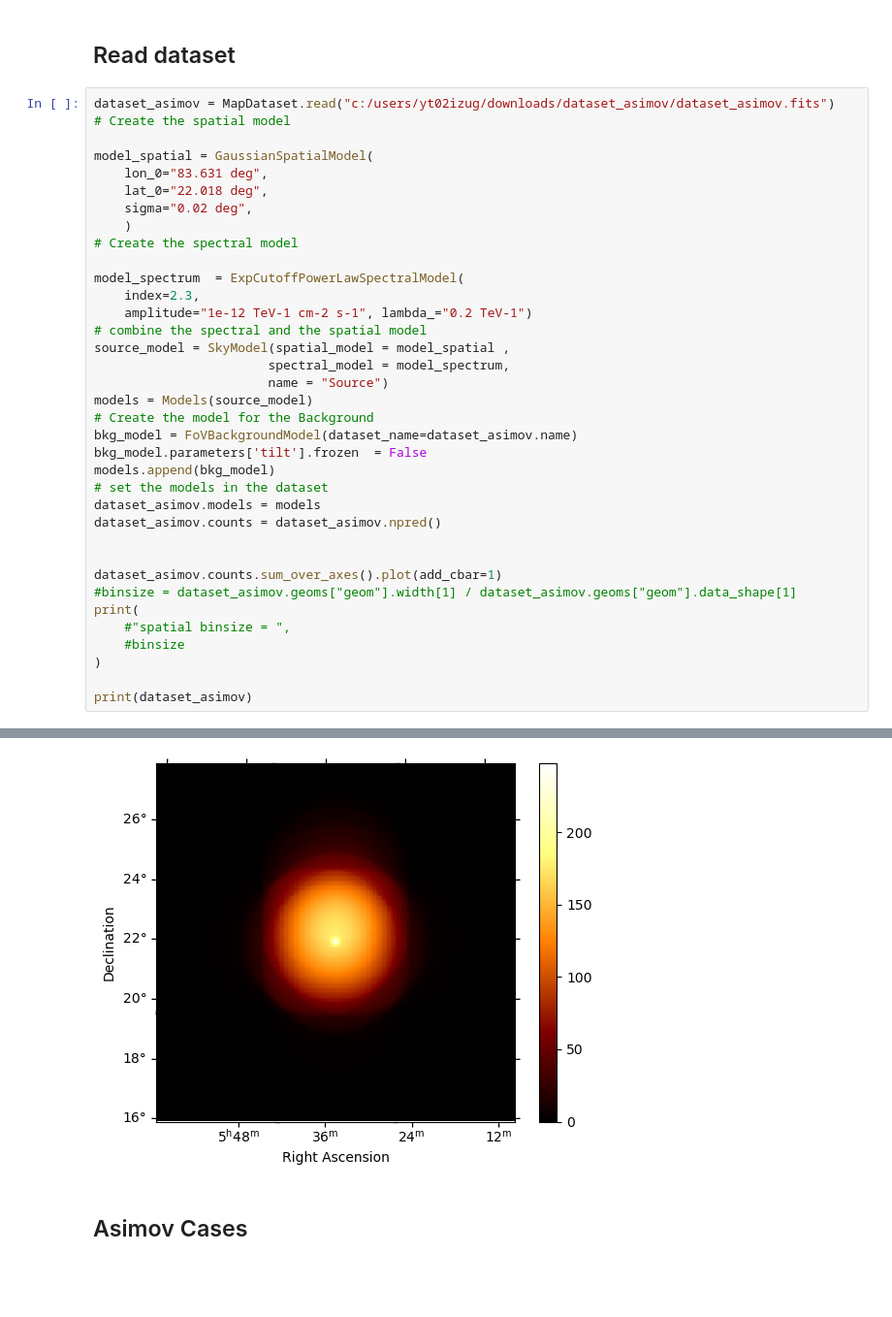
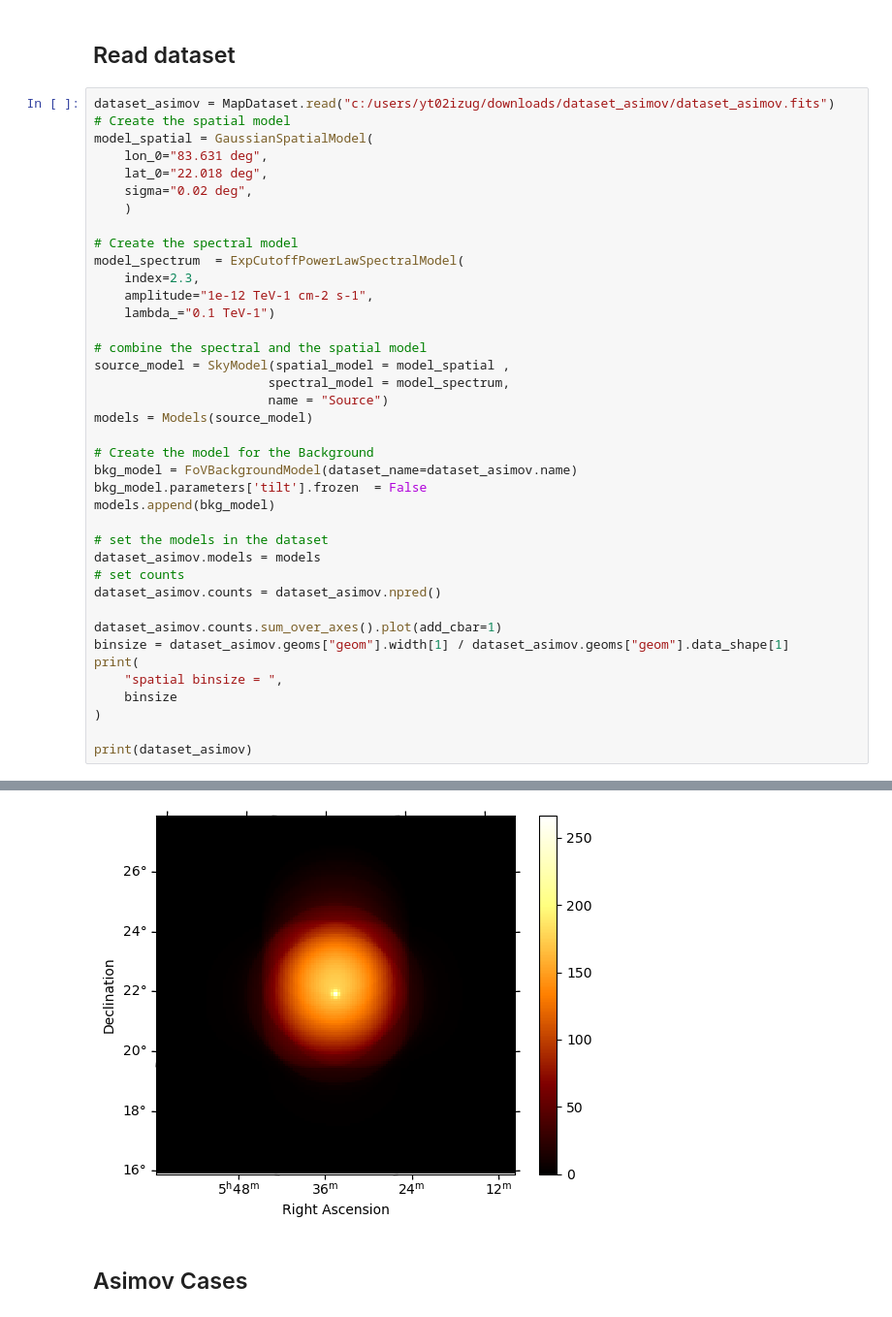
Before and after one commit to LudwigPeschik/nuisance_summary, a Jupyter notebook: Eff_area/energy_independent/2_implementation.ipynb, the cells around one changed output, grey strips where cells are left out. Shown: that part at 97% size. Saved outputs shown, nothing was run; the diff lists cells and outputs as text; blank space fills up the shorter version.

```diff
--- a/Eff_area/energy_independent/2_implementation.ipynb
+++ b/Eff_area/energy_independent/2_implementation.ipynb
@@ -54,36 +54,39 @@ from Dataset_Creation import sys_dataset
 # %%
 dataset_asimov = MapDataset.read("c:/users/yt02izug/downloads/dataset_asimov/dataset_asimov.fits")
 # Create the spatial model
-
 model_spatial = GaussianSpatialModel(
     lon_0="83.631 deg",
     lat_0="22.018 deg",
     sigma="0.02 deg",
     )
+
 # Create the spectral model
-
 model_spectrum  = ExpCutoffPowerLawSpectralModel(
     index=2.3,
-    amplitude="1e-12 TeV-1 cm-2 s-1", lambda_="0.2 TeV-1")
+    amplitude="1e-12 TeV-1 cm-2 s-1",
+    lambda_="0.1 TeV-1")
+
 # combine the spectral and the spatial model
 source_model = SkyModel(spatial_model = model_spatial ,
                        spectral_model = model_spectrum,
                        name = "Source")
 models = Models(source_model)
+
 # Create the model for the Background
 bkg_model = FoVBackgroundModel(dataset_name=dataset_asimov.name)
 bkg_model.parameters['tilt'].frozen  = False
 models.append(bkg_model)
+
 # set the models in the dataset
 dataset_asimov.models = models
+# set counts
 dataset_asimov.counts = dataset_asimov.npred()
 
-
 dataset_asimov.counts.sum_over_axes().plot(add_cbar=1)
-#binsize = dataset_asimov.geoms["geom"].width[1] / dataset_asimov.geoms["geom"].data_shape[1]
+binsize = dataset_asimov.geoms["geom"].width[1] / dataset_asimov.geoms["geom"].data_shape[1]
 print(
-    #"spatial binsize = ",
-    #binsize
+    "spatial binsize = ",
+    binsize
 )
 
 print(dataset_asimov)
@@ -103,9 +106,9 @@ MapDataset
 ... (38 lines left out)
     Parameters:
       norm                          :      1.000   +/-    0.00
       tilt                          :      0.000   +/-    0.00
       reference             (frozen):      1.000       TeV
-[figure, old version]
+[figure, new version]
 # %% [markdown]
 ## Asimov Cases
 # %%
```
Also changed, not shown: parts of 12 cells of this notebook, 28 other files.
